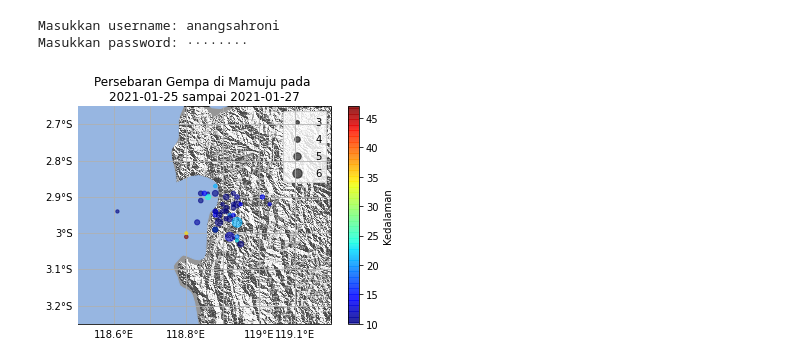
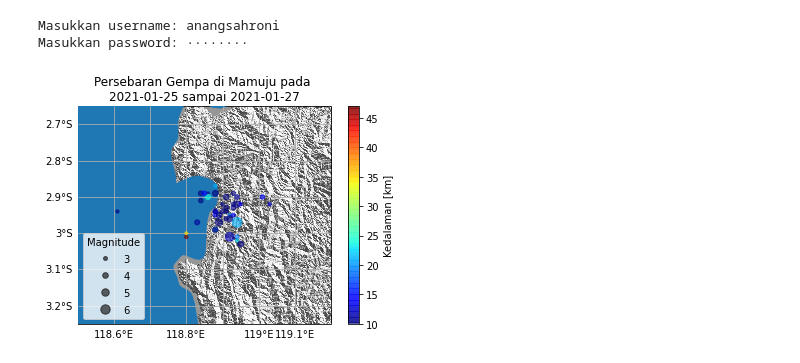
Before and after one commit to anangsahroni/geoscope-geohazard-workshop, a Jupyter notebook: 2_Materi_Dasar_Python.ipynb, the cells around one changed output. Cells and saved outputs as stored; diff of their text form; code cells hidden in the pictures.

```diff
--- a/2_Materi_Dasar_Python.ipynb
+++ b/2_Materi_Dasar_Python.ipynb
@@ -44,7 +44,7 @@ help(pd.read_csv)
 # %% [markdown]
 Terdapat banyak sekali parameter yang harus kita isikan (atau kita biasa sebut sebagai argumen). Argumen-argumen yang diikuti tanda `=` dan isi parameternya (contoh `delimiter=None`) merupakan argumen yang sudah memiliki nilai *default*, dalam contoh ini untuk argumen `delimiter` apabila tidak kita isi maka secara otomatis akan terisi dengan nilai `None`. Dengan demikian, tidak semua argumen dalam sebuah fungsi harus kita isikan. Pada `pd.read_csv` ini sebenarnya fungsi akan mendeteksi secara otomatis delimiter (tanda pemisah kolom, dalam contoh kita yaitu koma (,)) yang ada di dalam data yang akan dibaca. Saatnya kita membaca data:
 # %%
-data = pd.read_csv("./demo_data_BMKG_MamujuEQ.csv")
+data = pd.read_csv("data/demo_data_BMKG_Mamuju.csv")
 # %% [markdown]
 Pada contoh kode pembacaan di atas ini kita hanya mengisikan satu argumen yaitu data yang akan kita gunakan (dalam bentuk `String` karena merupakan kumpulan karakter non angka). Argumen-argumen lain kita tidak isikan karena fungsi ini secara otomatis akan mendeteksi format data yang kita gunakan, dengan catatan data kita sudah rapi dan bersih. Untuk melihat data yang sudah kita baca kita dapat memanggilnya dengan menulis `data` seperti pada kode di bawah ini.
 # %%
@@ -981,6 +981,7 @@ Masukkan username: anangsahroni
 Masukkan password: ········
 # %%
 """
+Dimodifikasi dari: https://scitools.org.uk/cartopy/docs/v0.14/examples/srtm_shading.html
 This example illustrates the automatic download of STRM data, and adding of
 shading to create a so-called "Shaded Relief SRTM".
 
@@ -1012,34 +1013,43 @@ fig = plt.figure()
 ax = plt.axes(projection=ccrs.PlateCarree())
 
 # Define a raster source which uses the SRTM data and applies the
 # shade function when the data is retrieved.
 shaded_srtm = PostprocessedRasterSource(Source(), shade)
 
 # Add the shaded SRTM source to our map with a grayscale colormap.
-ax.add_feature(cfeature.OCEAN, zorder=10)
 ax.add_raster(shaded_srtm, cmap='Greys', alpha=.75)
+
+# Add ocean from NaturalEarth
+# Add ocean from NE
+OCEAN = cfeature.NaturalEarthFeature(
+        category='physical',
+        name='ocean',
+        scale='10m')
+ax.add_feature(OCEAN, zorder=10)
+
 
 # This data is high resolution, so pick a small area which has some
 # interesting orography.
 ax.set_extent([118.5, 119.2, -3.25, -2.65])
 ax.set_xlabel("Longitude [deg]")
 ax.set_ylabel("Latitude [deg]")
 
 #add eq
 eq = ax.scatter(longitude, latitude, zorder=12, s=magnitudo_modifikasi, c=kedalaman\
                ,cmap="jet", alpha=.6)
 
-fig.colorbar(eq, label="Kedalaman")
+fig.colorbar(eq, label="Kedalaman [km]")
 
 plt.title("Persebaran Gempa di Mamuju pada \n" + \
          "{} sampai {}".format(waktu[1].date(), waktu[0].date())) #keterangan waktu pada judul
 
 gl = ax.gridlines(draw_labels=True, dms=False, x_inline=False, y_inline=False, zorder=11)
 
 gl.xlabels_top = False
 gl.ylabels_right = False
 
-plt.legend(*eq.legend_elements("sizes", num=4, func=lambda x: x**(1/2.5)))
+plt.legend(title="Magnitude", loc="lower left", \
+           *eq.legend_elements("sizes", num=4, func=lambda x: x**(1/2.5))).set_zorder(102)
 plt.savefig("test_srtm.png", dpi=300)
 # %% [output]
-[figure, old version]
+[figure, new version]
```
Also changed, not shown: parts of 4 cells of this notebook, 3 other files.
